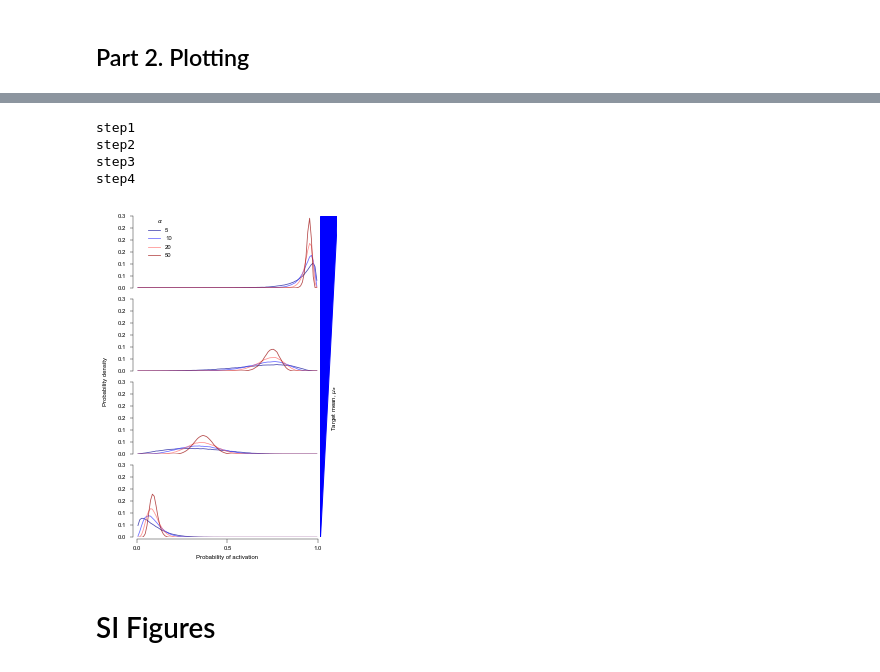
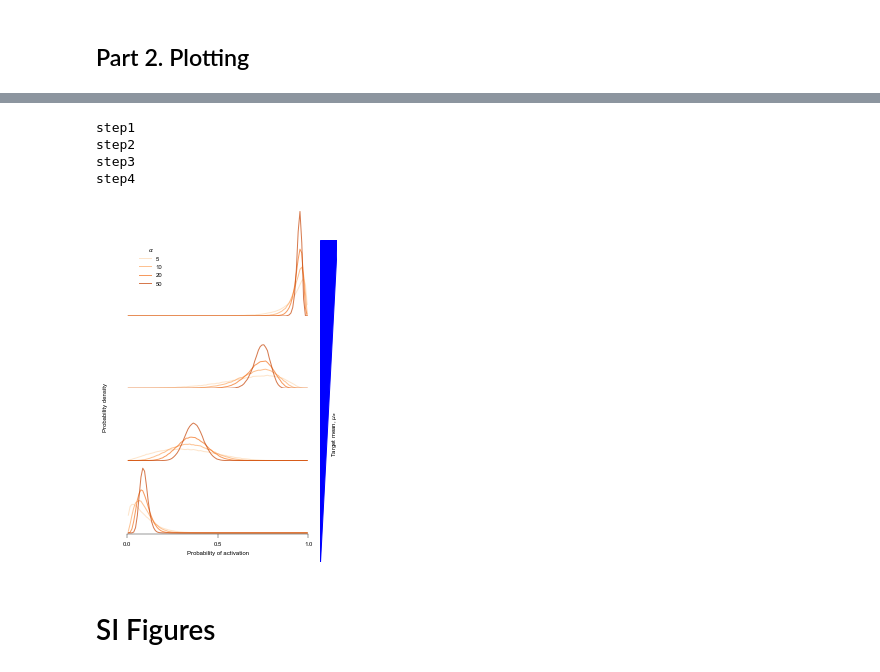
Before and after one commit to ywqin/paper-innate-immune-adaptation, a Jupyter notebook: figures.ipynb, the cells around one changed output, grey strips where cells are left out. Cells and saved outputs as stored; diff of their text form; code cells hidden in the pictures.

```diff
--- a/figures.ipynb
+++ b/figures.ipynb
@@ -25,7 +26,7 @@ from scipy.integrate import quad
 # %%
 DATA_FOLDER = 'data/'
 
-SIZELINE = 0.8
+SIZELINE = 1.0
 AXWIDTH = 0.4
 SUBLABEL_SIZE = 10
 LABEL_SIZE = 6
@@ -914,7 +1032,10 @@ from matplotlib.patches import Polygon
 from matplotlib.collections import PatchCollection
 data = pd.read_csv('%sdiff_memory_population.csv.gz' %
                    DATA_FOLDER, compression='gzip')
+
+alpha_vals = [5, 10, 20, 50]
 num_cells = 100000
+
 # grid
 binstep = 0.01
 bins = []
@@ -933,40 +1054,53 @@ plt.rc('font', size=LABEL_SIZE, family=FAMILY)
 fig.text(0.01, 0.5, 'Probability density', rotation='vertical',
          ha='center', va='center', fontsize=LABEL_SIZE)
 
+w = 0.75
+h = 0.20
 ax0 = fig.add_axes([0.90, 0.07, 0.07, 0.89])
-ax1 = fig.add_axes([0.14, 0.76, 0.75, 0.20])
-ax2 = fig.add_axes([0.14, 0.53, 0.75, 0.20])
-ax3 = fig.add_axes([0.14, 0.30, 0.75, 0.20])
-ax4 = fig.add_axes([0.14, 0.07, 0.75, 0.20])
+ax1 = fig.add_axes([0.10, 0.95-1*h, w, h])
+ax2 = fig.add_axes([0.10, 0.95-2*h, w, h])
+ax3 = fig.add_axes([0.10, 0.95-3*h, w, h])
+ax4 = fig.add_axes([0.10, 0.95-4*h, w, h])
 ax1.spines['right'].set_visible(False)
+ax1.spines['left'].set_visible(False)
 ax1.spines['top'].set_visible(False)
 ax1.spines['bottom'].set_visible(False)
 ax2.spines['right'].set_visible(False)
+ax2.spines['left'].set_visible(False)
 ax2.spines['top'].set_visible(False)
 ax2.spines['bottom'].set_visible(False)
 ax3.spines['right'].set_visible(False)
+ax3.spines['left'].set_visible(False)
 ax3.spines['top'].set_visible(False)
 ax3.spines['bottom'].set_visible(False)
 ax4.spines['right'].set_visible(False)
+ax4.spines['left'].set_visible(False)
 ax4.spines['top'].set_visible(False)
-ax1.spines['left'].set_position(('axes', -0.02))
+#ax1.spines['left'].set_position(('axes', -0.02))
 ax1.spines['bottom'].set_position(('axes', -0.02))
-ax2.spines['left'].set_position(('axes', -0.02))
+#ax2.spines['left'].set_position(('axes', -0.02))
 ax2.spines['bottom'].set_position(('axes', -0.02))
-ax3.spines['left'].set_position(('axes', -0.02))
+#ax3.spines['left'].set_position(('axes', -0.02))
 ax3.spines['bottom'].set_position(('axes', -0.02))
-ax4.spines['left'].set_position(('axes', -0.02))
+#ax4.spines['left'].set_position(('axes', -0.02))
 ax4.spines['bottom'].set_position(('axes', -0.02))
-
 
 ax1.set_xlim([0, 1])
 ax2.set_xlim([0, 1])
 ax3.set_xlim([0, 1])
 ax4.set_xlim([0, 1])
-ax1.set_ylim([0, 0.3])
-ax2.set_ylim([0, 0.3])
-ax3.set_ylim([0, 0.3])
-ax4.set_ylim([0, 0.3])
+# ax1.set_ylim([0, 0.3])
+# ax2.set_ylim([0, 0.3])
+# ax3.set_ylim([0, 0.3])
+# ax4.set_ylim([0, 0.3])
+ax1.set_ylim([0, 0.20])
+ax2.set_ylim([0, 0.15])
+ax3.set_ylim([0, 0.15])
+ax4.set_ylim([0, 0.20])
+ax1.set_yticks([])
+ax2.set_yticks([])
+ax3.set_yticks([])
+ax4.set_yticks([])
 
 ax1.set_xticks([])
 ax2.set_xticks([])
@@ -985,60 +1119,69 @@ trip = mpl.patches.Polygon(triangle, closed=True, color='blue')
 ax0.add_patch(trip)
 ax0.axis('off')
 
+poa_c = sns.color_palette('Oranges', n_colors=len(alpha_vals))
+
 print('step1')
 u2 = 6
 cmap = plt.get_cmap('seismic')
 dicmap = {5: 0.1, 10: 0.3, 20: 0.65, 50: 0.95}
-for mem_alpha in [5, 10, 20, 50]:
+for mem_alpha in alpha_vals:
     #y = data['target_mean_%d_alpha_%d' % (u2, mem_alpha)]/num_cells
     poas = data.loc[(data['Antigen mean'] == u2) &
                     (data['alpha'] == mem_alpha)]['Poa']
     y = np.histogram(poas, bins)[0]/num_cells
-    ax1.plot(x, y, label='%d' % mem_alpha,
-             c=cmap(dicmap[mem_alpha]), alpha=0.7)
+    ax1.plot(x, y, label='%d' % mem_alpha, alpha=0.7, clip_on=False,
+             c=poa_c[alpha_vals.index(mem_alpha)])
+             #c=cmap(dicmap[mem_alpha]))
 ax1.yaxis.set_major_formatter(FormatStrFormatter('%.1f'))
 ax1.legend(title=r'$\alpha$', bbox_to_anchor=(
-    0.05, 1), loc=2, borderaxespad=0, frameon=False)
+    0.05, 1), loc=2, borderaxespad=0, frameon=False, handlelength=1)
 
 print('step2')
 u2 = 5
-for mem_alpha in [5, 10, 20, 50]:
+for mem_alpha in alpha_vals:
     #y = data['target_mean_%d_alpha_%d' % (u2, mem_alpha)]/num_cells
     poas = data.loc[(data['Antigen mean'] == u2) &
                     (data['alpha'] == mem_alpha)]['Poa']
     y = np.histogram(poas, bins)[0]/num_cells
-    ax2.plot(x, y, c=cmap(dicmap[mem_alpha]), alpha=0.7)
+    ax2.plot(x, y, alpha=0.7, clip_on=False,
+             c=poa_c[alpha_vals.index(mem_alpha)])
+             #c=cmap(dicmap[mem_alpha]))
     ax2.yaxis.set_major_formatter(FormatStrFormatter('%.1f'))
 
 print('step3')
 u2 = 4
-for mem_alpha in [5, 10, 20, 50]:
+for mem_alpha in alpha_vals:
     #y = data['target_mean_%d_alpha_%d' % (u2, mem_alpha)]/num_cells
     poas = data.loc[(data['Antigen mean'] == u2) &
                     (data['alpha'] == mem_alpha)]['Poa']
     y = np.histogram(poas, bins)[0]/num_cells
     ax3.yaxis.set_major_formatter(FormatStrFormatter('%.1f'))
-    ax3.plot(x, y, c=cmap(dicmap[mem_alpha]), alpha=0.7)
+    ax3.plot(x, y, alpha=0.7, clip_on=False,
+             c=poa_c[alpha_vals.index(mem_alpha)])
+             #c=cmap(dicmap[mem_alpha]))
 
 print('step4')
 u2 = 3
-for mem_alpha in [5, 10, 20, 50]:
+for mem_alpha in alpha_vals:
     #y = data['target_mean_%d_alpha_%d' % (u2, mem_alpha)]/num_cells
     poas = data.loc[(data['Antigen mean'] == u2) &
                     (data['alpha'] == mem_alpha)]['Poa']
     y = np.histogram(poas, bins)[0]/num_cells
-    ax4.plot(x, y, c=cmap(dicmap[mem_alpha]), alpha=0.7)
+    ax4.plot(x, y, alpha=0.7, clip_on=False,
+             c=poa_c[alpha_vals.index(mem_alpha)])
+             #c=cmap(dicmap[mem_alpha]))
     ax4.yaxis.set_major_formatter(FormatStrFormatter('%.1f'))
 
 plt.savefig('fig5-heterogeneity-response.pdf', format='pdf', dpi=300)
 plt.show()
 plt.close()
 # %% [output]
 step1
 step2
 step3
 step4
-[figure, old version]
+[figure, new version]
 # %% [markdown]
 # SI Figures
 # %% [markdown]
```
Also changed, not shown: parts of 9 cells of this notebook.
